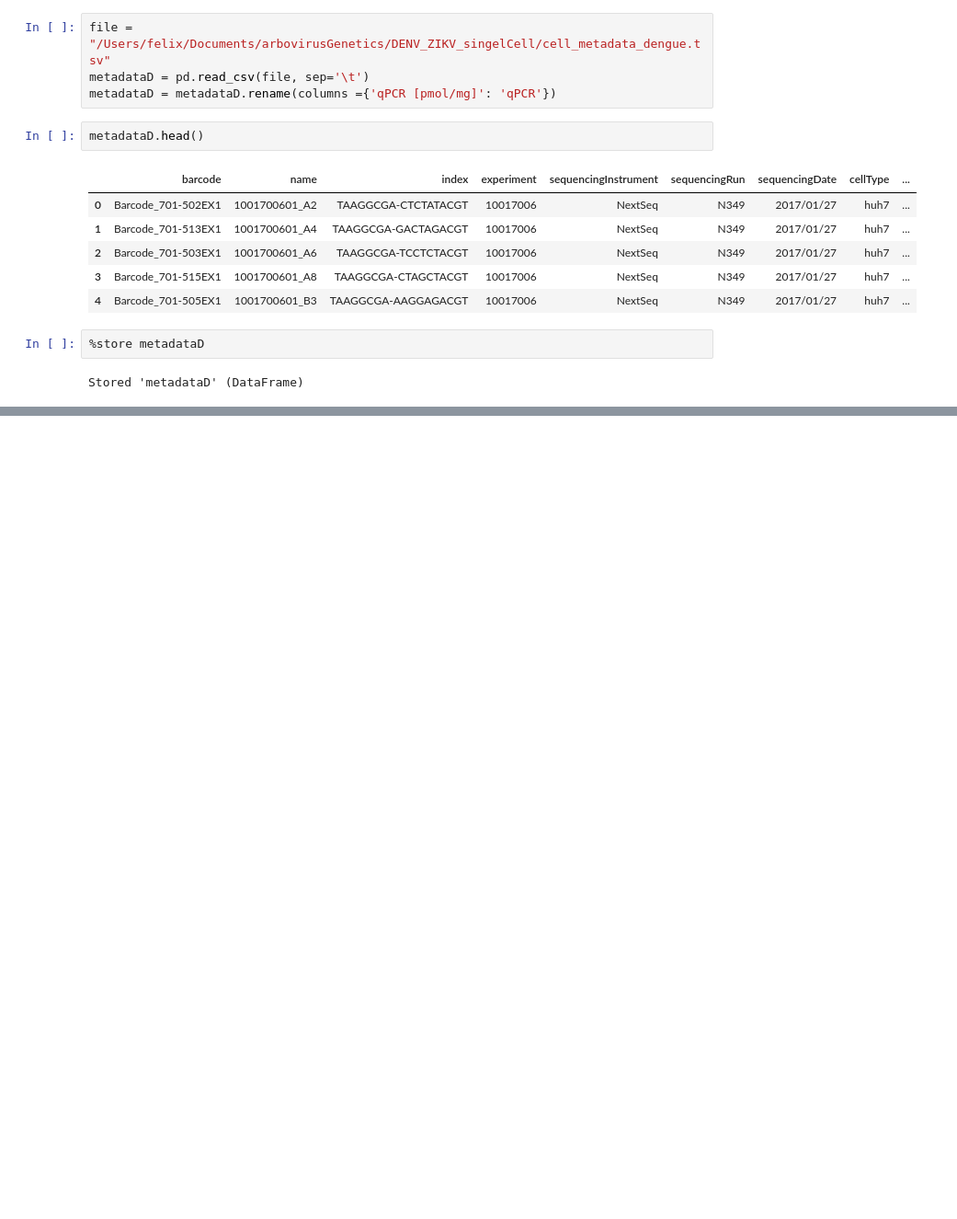
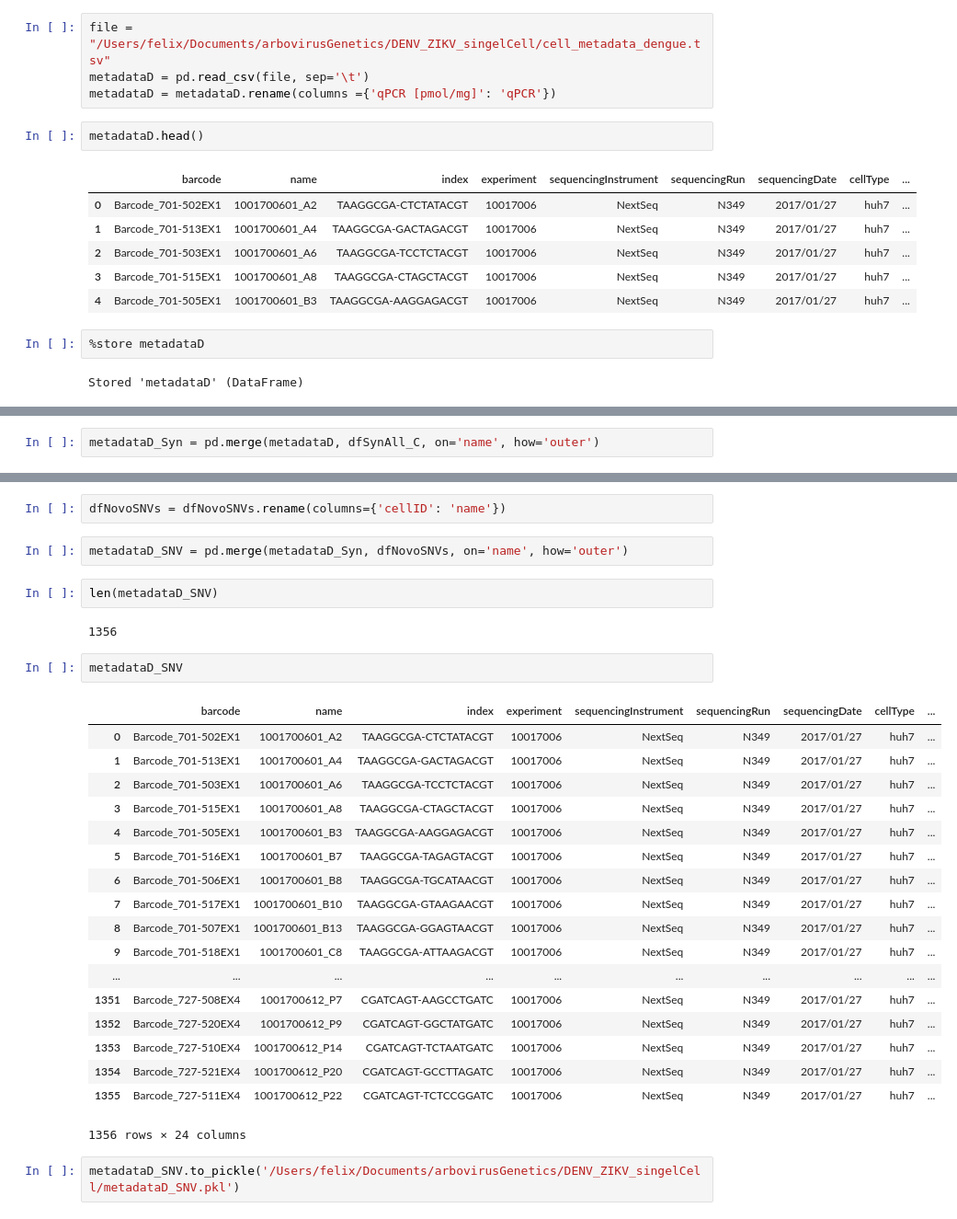
Before and after one commit to felixhol/DENVgen, a Jupyter notebook: notebooks/metadataDengue02.ipynb, the cells around one changed output, grey strips where cells are left out. Shown at 92% size. Saved outputs shown, nothing was run; the diff lists cells and outputs as text; blank space fills up the shorter version.

Commit message:
added number of SNVs and DnDs to metadata notebook

```diff
--- a/notebooks/metadataDengue02.ipynb
+++ b/notebooks/metadataDengue02.ipynb
@@ -30,0 +42,2 @@ Stored 'metadataD' (DataFrame)
+# %%
+metadataD_Syn = pd.merge(metadataD, dfSynAll_C, on='name', how='outer')
@@ -30,0 +73,31 @@ Stored 'metadataD' (DataFrame)
+# %%
+dfNovoSNVs = dfNovoSNVs.rename(columns={'cellID': 'name'})
+# %%
+metadataD_SNV = pd.merge(metadataD_Syn, dfNovoSNVs, on='name', how='outer')
+# %%
+len(metadataD_SNV)
+# %% [output]
+1356
+# %%
+metadataD_SNV
+# %% [output]
+|  | barcode | name | index | experiment | sequencingInstrument | sequencingRun | sequencingDate | cellType | ... |
+| 0 | Barcode_701-502EX1 | 1001700601_A2 | TAAGGCGA-CTCTATACGT | 10017006 | NextSeq | N349 | 2017/01/27 | huh7 | ... |
+| 1 | Barcode_701-513EX1 | 1001700601_A4 | TAAGGCGA-GACTAGACGT | 10017006 | NextSeq | N349 | 2017/01/27 | huh7 | ... |
+| 2 | Barcode_701-503EX1 | 1001700601_A6 | TAAGGCGA-TCCTCTACGT | 10017006 | NextSeq | N349 | 2017/01/27 | huh7 | ... |
+| 3 | Barcode_701-515EX1 | 1001700601_A8 | TAAGGCGA-CTAGCTACGT | 10017006 | NextSeq | N349 | 2017/01/27 | huh7 | ... |
+| 4 | Barcode_701-505EX1 | 1001700601_B3 | TAAGGCGA-AAGGAGACGT | 10017006 | NextSeq | N349 | 2017/01/27 | huh7 | ... |
+| 5 | Barcode_701-516EX1 | 1001700601_B7 | TAAGGCGA-TAGAGTACGT | 10017006 | NextSeq | N349 | 2017/01/27 | huh7 | ... |
+| 6 | Barcode_701-506EX1 | 1001700601_B8 | TAAGGCGA-TGCATAACGT | 10017006 | NextSeq | N349 | 2017/01/27 | huh7 | ... |
+| 7 | Barcode_701-517EX1 | 1001700601_B10 | TAAGGCGA-GTAAGAACGT | 10017006 | NextSeq | N349 | 2017/01/27 | huh7 | ... |
+| 8 | Barcode_701-507EX1 | 1001700601_B13 | TAAGGCGA-GGAGTAACGT | 10017006 | NextSeq | N349 | 2017/01/27 | huh7 | ... |
+| 9 | Barcode_701-518EX1 | 1001700601_C8 | TAAGGCGA-ATTAAGACGT | 10017006 | NextSeq | N349 | 2017/01/27 | huh7 | ... |
+| ... | ... | ... | ... | ... | ... | ... | ... | ... | ... |
+| 1351 | Barcode_727-508EX4 | 1001700612_P7 | CGATCAGT-AAGCCTGATC | 10017006 | NextSeq | N349 | 2017/01/27 | huh7 | ... |
+| 1352 | Barcode_727-520EX4 | 1001700612_P9 | CGATCAGT-GGCTATGATC | 10017006 | NextSeq | N349 | 2017/01/27 | huh7 | ... |
+| 1353 | Barcode_727-510EX4 | 1001700612_P14 | CGATCAGT-TCTAATGATC | 10017006 | NextSeq | N349 | 2017/01/27 | huh7 | ... |
+| 1354 | Barcode_727-521EX4 | 1001700612_P20 | CGATCAGT-GCCTTAGATC | 10017006 | NextSeq | N349 | 2017/01/27 | huh7 | ... |
+| 1355 | Barcode_727-511EX4 | 1001700612_P22 | CGATCAGT-TCTCCGGATC | 10017006 | NextSeq | N349 | 2017/01/27 | huh7 | ... |
+1356 rows × 24 columns
+# %%
+metadataD_SNV.to_pickle('/Users/felix/Documents/arbovirusGenetics/DENV_ZIKV_singelCell/metadataD_SNV.pkl')
```
Also changed, not shown: parts of 7 cells of this notebook.
